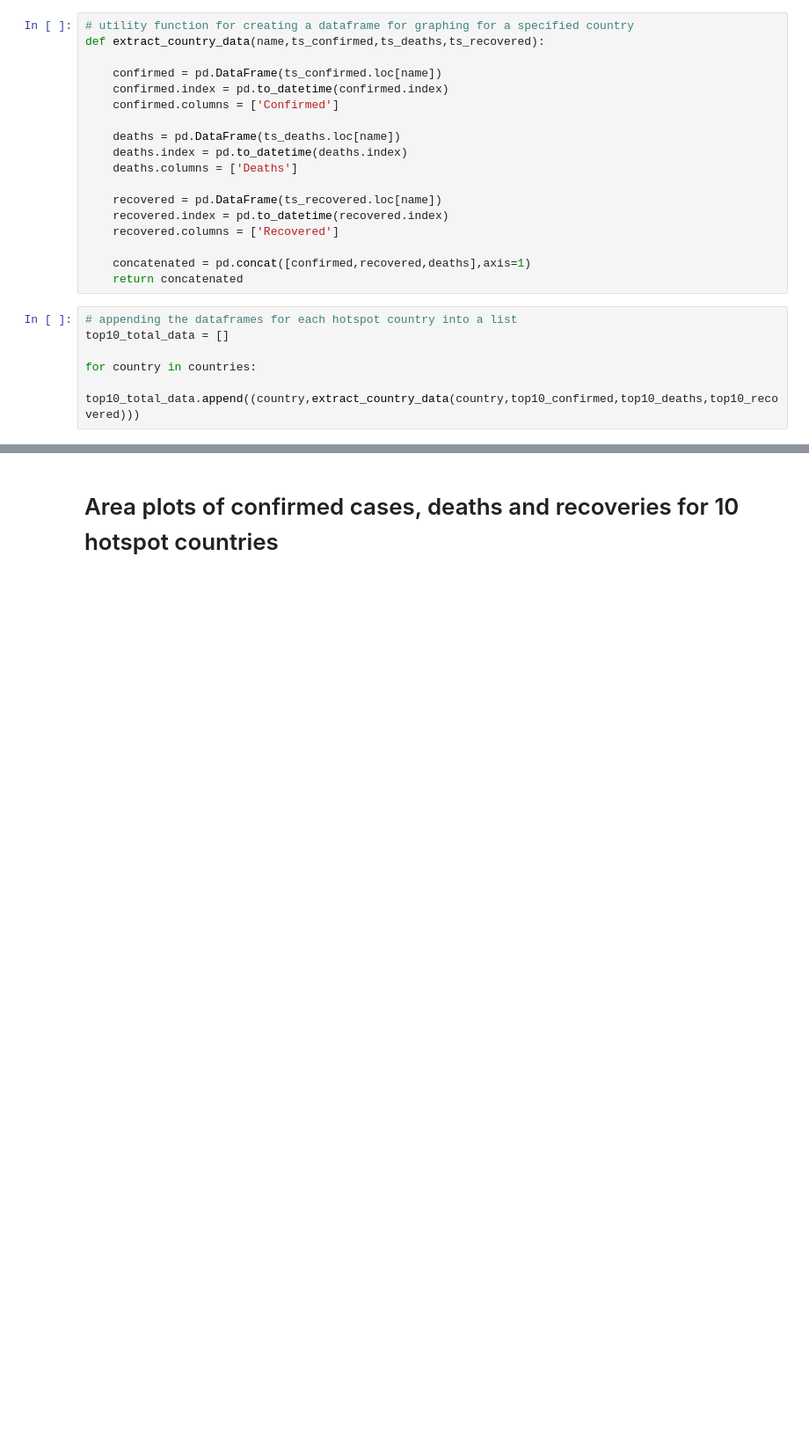
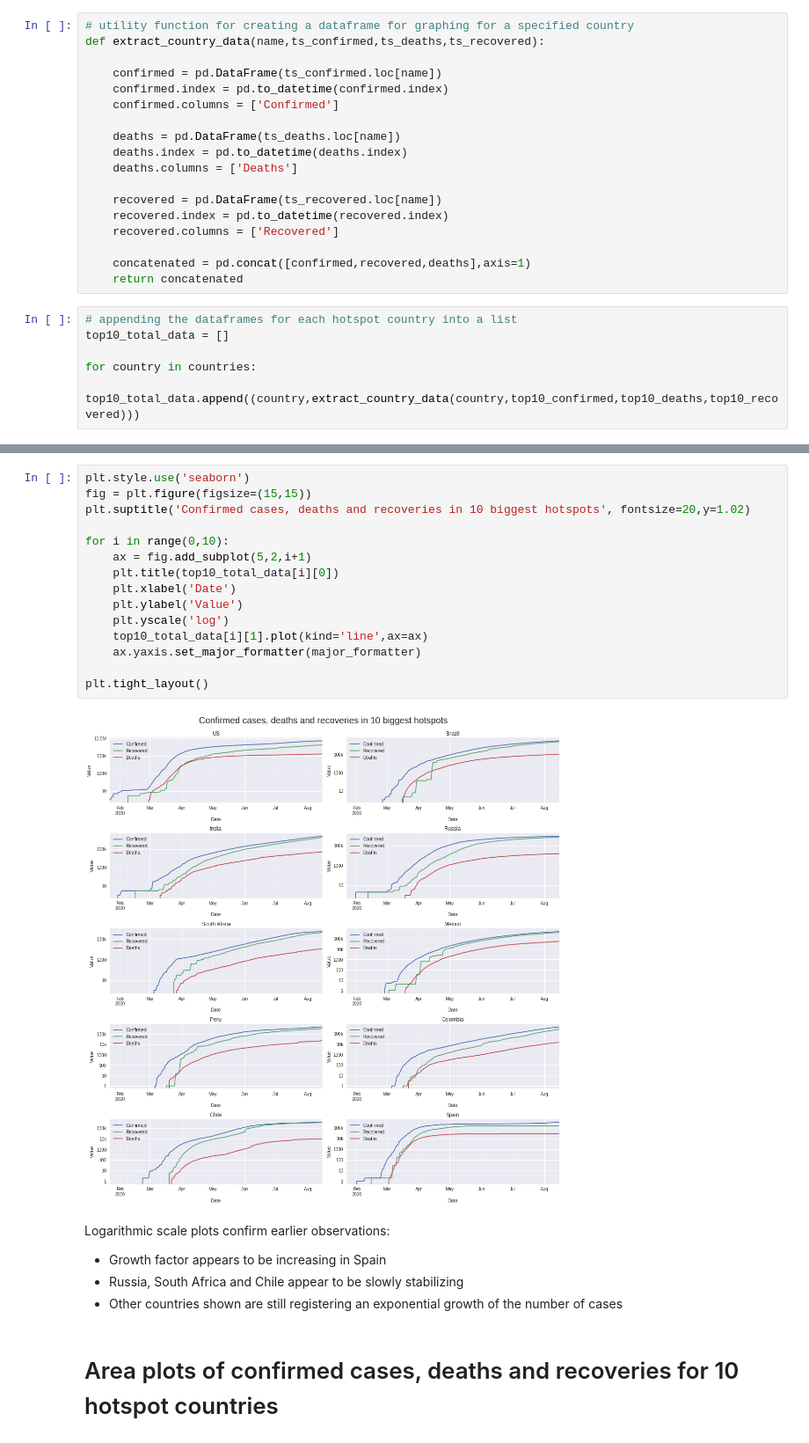
Before and after one commit to kamilkuzniak/Covid-19-Exploratory-Data-Analysis, a Jupyter notebook: COVID-19 Exploratory Data Analysis.ipynb, the cells around one changed output, grey strips where cells are left out. Shown at 88% size. Drawn from its saved outputs; the diff is of its cells as text; blank space fills up the shorter version.

```diff
--- a/COVID-19 Exploratory Data Analysis.ipynb
+++ b/COVID-19 Exploratory Data Analysis.ipynb
@@ -247,2 +383,24 @@ for country in countries:
+# %%
+plt.style.use('seaborn')
+fig = plt.figure(figsize=(15,15))
+plt.suptitle('Confirmed cases, deaths and recoveries in 10 biggest hotspots', fontsize=20,y=1.02)
+
+for i in range(0,10):
+    ax = fig.add_subplot(5,2,i+1)
+    plt.title(top10_total_data[i][0])
+    plt.xlabel('Date')
+    plt.ylabel('Value')
+    plt.yscale('log')
+    top10_total_data[i][1].plot(kind='line',ax=ax)
+    ax.yaxis.set_major_formatter(major_formatter)
+
+plt.tight_layout()
+# %% [output]
+[figure, added]
+# %% [markdown]
+Logarithmic scale plots confirm earlier observations:
+* Growth factor appears to be increasing in Spain
+* Russia, South Africa and Chile appear to be slowly stabilizing
+* Other countries shown are still registering an exponential growth of the number of cases
 # %% [markdown]
 # Area plots of confirmed cases, deaths and recoveries for 10 hotspot countries
```
Also changed, not shown: parts of 72 cells of this notebook, 9 other files.
